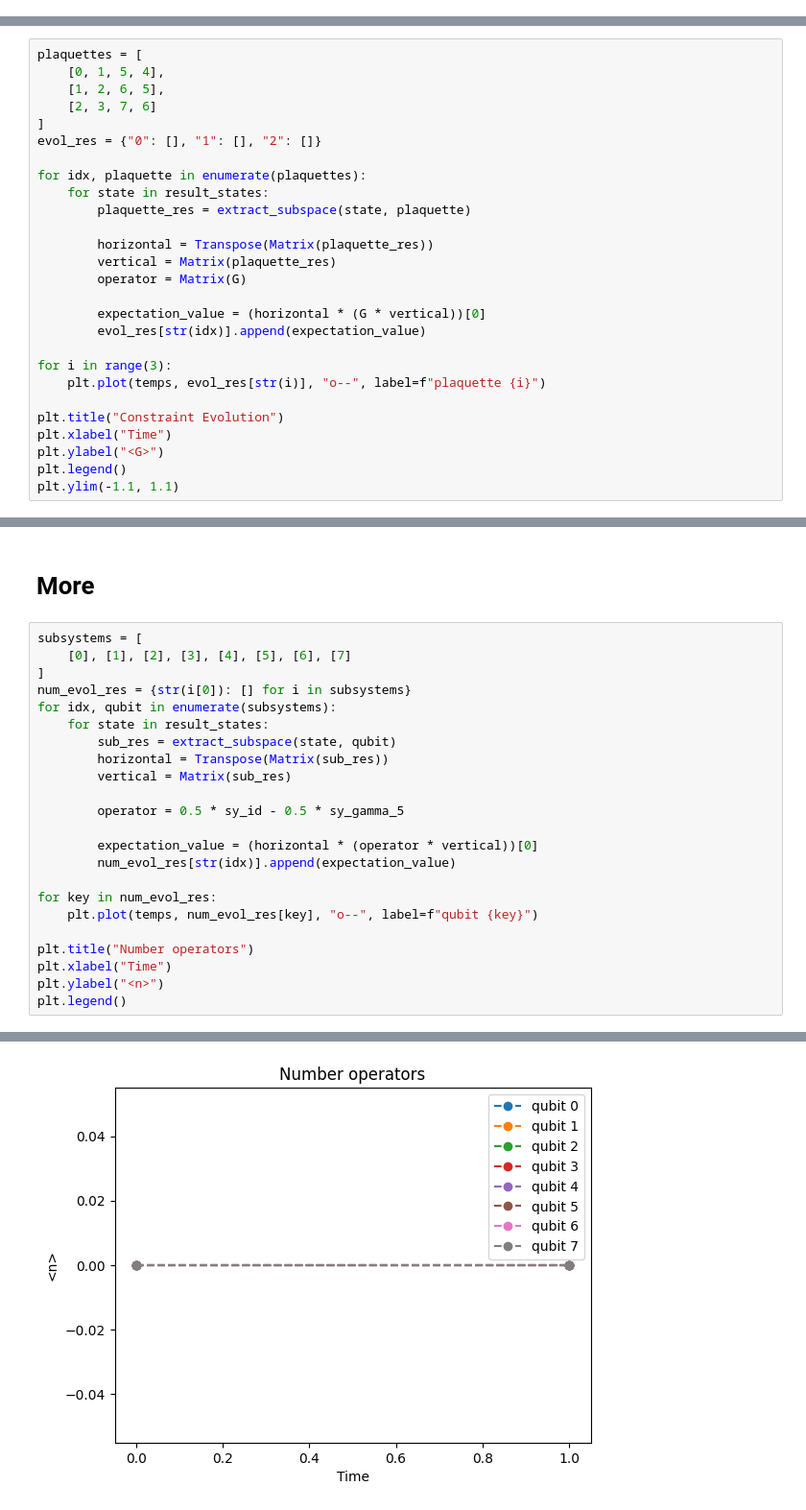
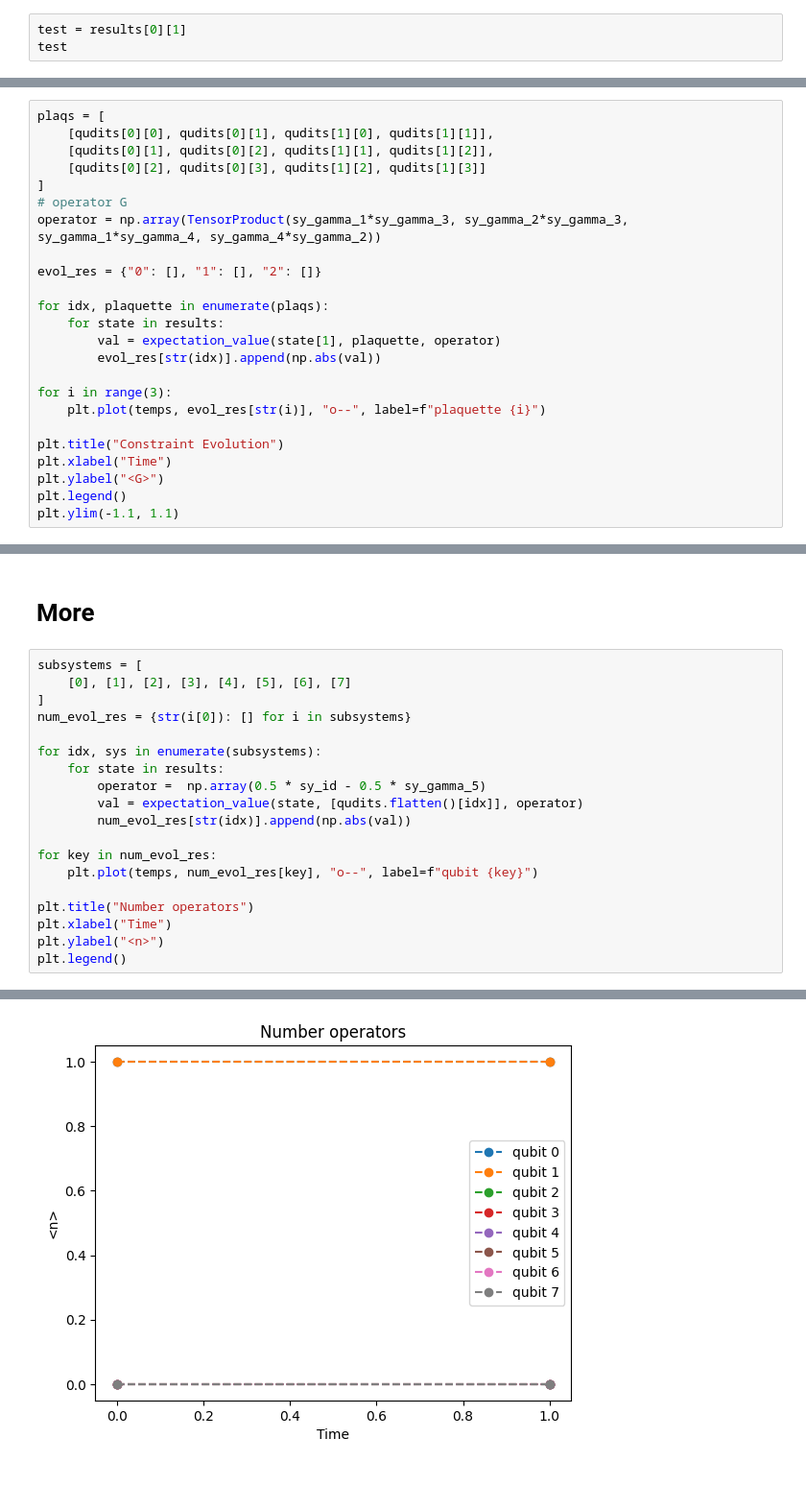
Before and after one commit to rodolfocarobene/qudit_simulations, a Jupyter notebook: notebooks/tv_model.ipynb, the cells around one changed output, grey strips where cells are left out. Shown: that part at 96% size. Drawn from its saved outputs; the diff is of its cells as text; blank space fills up the shorter version.

Commit message:
expectation values with rho

```diff
--- a/notebooks/tv_model.ipynb
+++ b/notebooks/tv_model.ipynb
@@ -325,0 +347,3 @@ results[0][0]
+# %%
+test = results[0][1]
+test
@@ -326,23 +374,20 @@ results[0][0]
 # %% [markdown]
 ### Check operator evolution
 # %%
-plaquettes = [
-    [0, 1, 5, 4],
-    [1, 2, 6, 5],
-    [2, 3, 7, 6]
+plaqs = [
+    [qudits[0][0], qudits[0][1], qudits[1][0], qudits[1][1]],
+    [qudits[0][1], qudits[0][2], qudits[1][1], qudits[1][2]],
+    [qudits[0][2], qudits[0][3], qudits[1][2], qudits[1][3]]
 ]
+# operator G
+operator = np.array(TensorProduct(sy_gamma_1*sy_gamma_3, sy_gamma_2*sy_gamma_3, sy_gamma_1*sy_gamma_4, sy_gamma_4*sy_gamma_2))
+
 evol_res = {"0": [], "1": [], "2": []}
 
-for idx, plaquette in enumerate(plaquettes):
-    for state in result_states:
-        plaquette_res = extract_subspace(state, plaquette)
-
-        horizontal = Transpose(Matrix(plaquette_res))
-        vertical = Matrix(plaquette_res)
-        operator = Matrix(G)
-
-        expectation_value = (horizontal * (G * vertical))[0]
-        evol_res[str(idx)].append(expectation_value)
+for idx, plaquette in enumerate(plaqs):
+    for state in results:
+        val = expectation_value(state[1], plaquette, operator)
+        evol_res[str(idx)].append(np.abs(val))
 
 for i in range(3):
     plt.plot(temps, evol_res[str(i)], "o--", label=f"plaquette {i}")
@@ -357,26 +405,22 @@ plt.ylim(-1.1, 1.1)
 # %%
 subsystems = [
     [0], [1], [2], [3], [4], [5], [6], [7]
 ]
 num_evol_res = {str(i[0]): [] for i in subsystems}
-for idx, qubit in enumerate(subsystems):
-    for state in result_states:
-        sub_res = extract_subspace(state, qubit)
-        horizontal = Transpose(Matrix(sub_res))
-        vertical = Matrix(sub_res)
 
-        operator = 0.5 * sy_id - 0.5 * sy_gamma_5
-
-        expectation_value = (horizontal * (operator * vertical))[0]
-        num_evol_res[str(idx)].append(expectation_value)
+for idx, sys in enumerate(subsystems):
+    for state in results:
+        operator =  np.array(0.5 * sy_id - 0.5 * sy_gamma_5)
+        val = expectation_value(state, [qudits.flatten()[idx]], operator)
+        num_evol_res[str(idx)].append(np.abs(val))
 
 for key in num_evol_res:
     plt.plot(temps, num_evol_res[key], "o--", label=f"qubit {key}")
 
 plt.title("Number operators")
 plt.xlabel("Time")
 plt.ylabel("<n>")
 plt.legend()
 # %% [output]
 <matplotlib.legend.Legend at 0x...>
-[figure, old version]
+[figure, new version]
```
Also changed, not shown: parts of 11 cells of this notebook, 2 other files.
